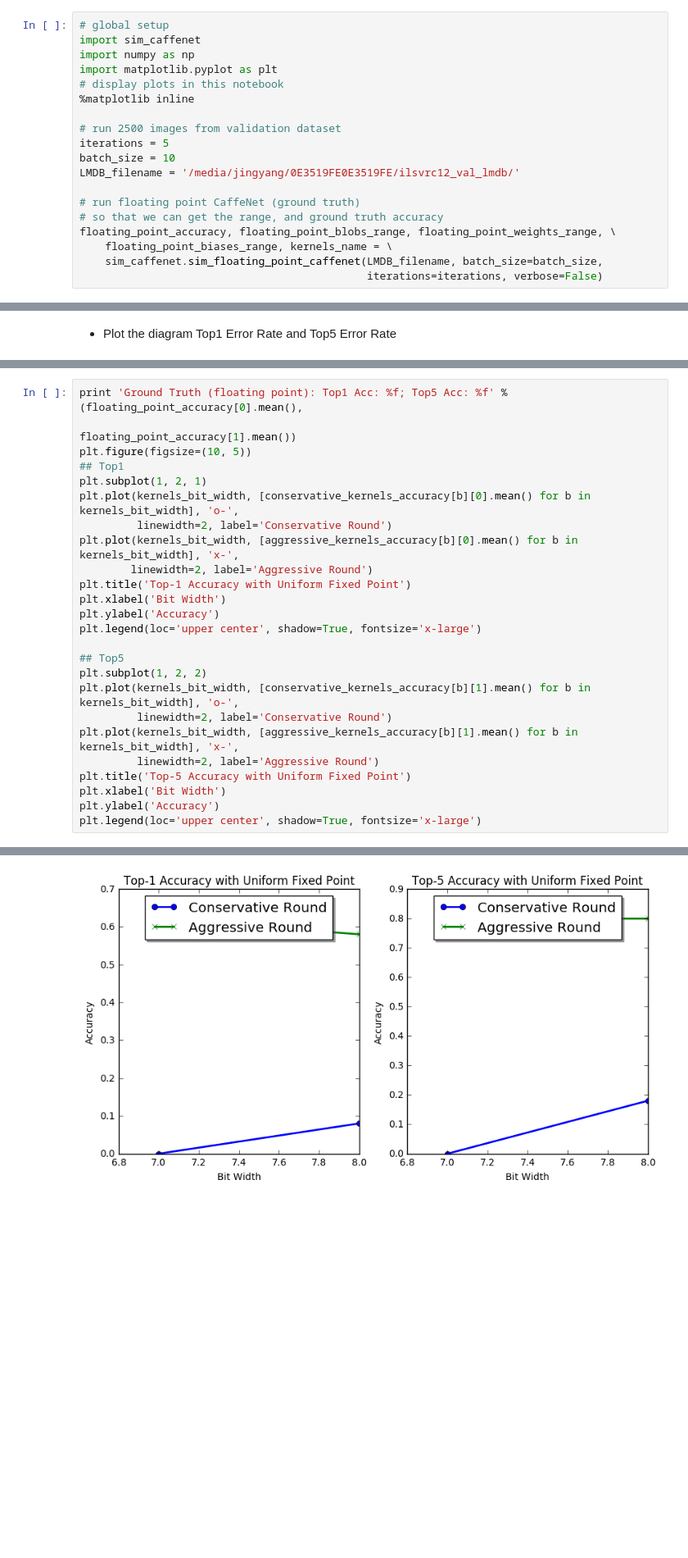
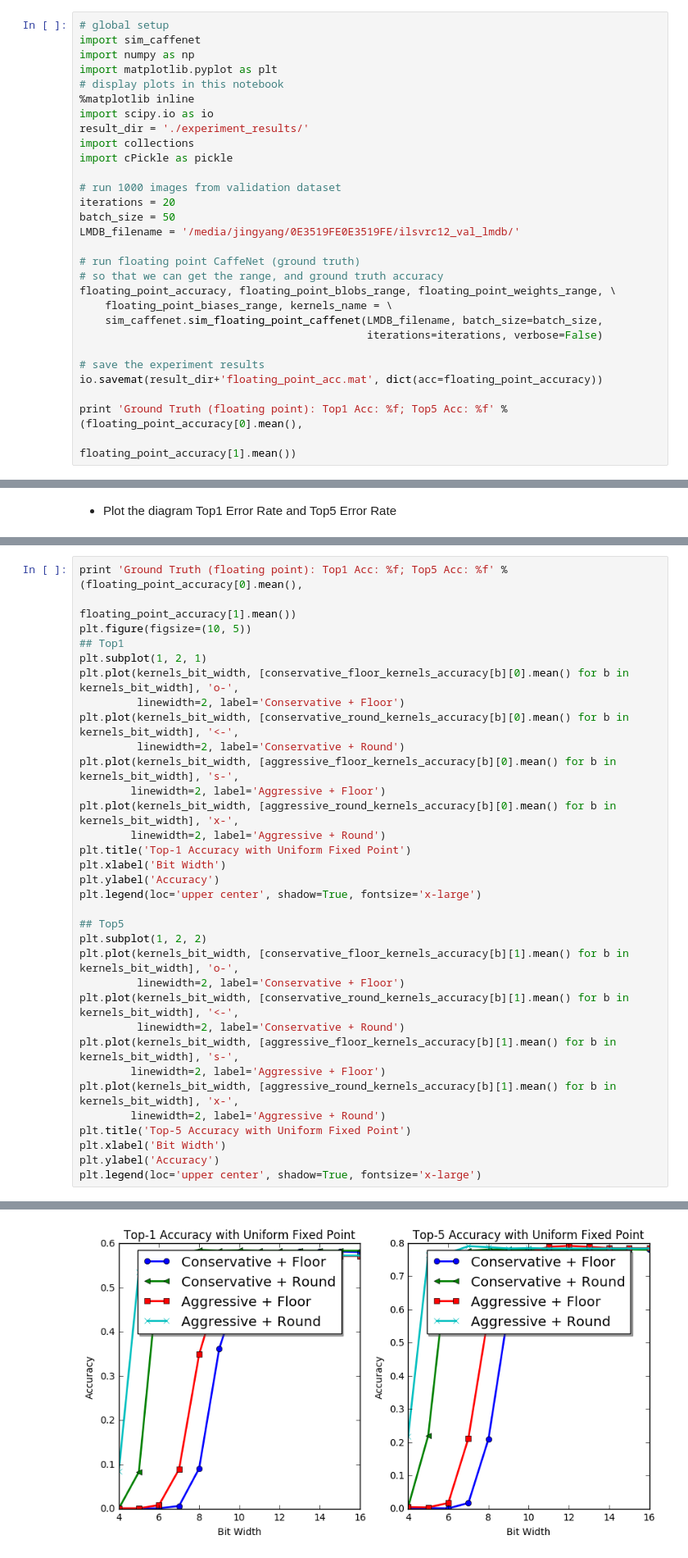
Before and after one commit to zhujingyang520/caffe-quantization, a Jupyter notebook: example/quantization_experiement.ipynb, the cells around one changed output, grey strips where cells are left out. Shown at 82% size. Cells and saved outputs as stored; diff of their text form; blank space fills up the shorter version.

```diff
--- a/example/quantization_experiement.ipynb
+++ b/example/quantization_experiement.ipynb
@@ -8,10 +8,14 @@ import numpy as np
 import matplotlib.pyplot as plt
 # display plots in this notebook
 %matplotlib inline
+import scipy.io as io
+result_dir = './experiment_results/'
+import collections
+import cPickle as pickle
 
-# run 2500 images from validation dataset
-iterations = 5
-batch_size = 10
+# run 1000 images from validation dataset
+iterations = 20
+batch_size = 50
 LMDB_filename = '/media/jingyang/0E3519FE0E3519FE/ilsvrc12_val_lmdb/'
 
 # run floating point CaffeNet (ground truth)
@@ -20,5 +24,11 @@ floating_point_accuracy, floating_point_blobs_range, floating_point_weights_rang
     floating_point_biases_range, kernels_name = \
     sim_caffenet.sim_floating_point_caffenet(LMDB_filename, batch_size=batch_size,
                                              iterations=iterations, verbose=False)
+
+# save the experiment results
+io.savemat(result_dir+'floating_point_acc.mat', dict(acc=floating_point_accuracy))
+
+print 'Ground Truth (floating point): Top1 Acc: %f; Top5 Acc: %f' % (floating_point_accuracy[0].mean(),
+                                                                    floating_point_accuracy[1].mean())
 # %% [output]
 Floating point CaffNet starts inference...
@@ -162,10 +271,14 @@ print 'Ground Truth (floating point): Top1 Acc: %f; Top5 Acc: %f' % (floating_po
 plt.figure(figsize=(10, 5))
 ## Top1
 plt.subplot(1, 2, 1)
-plt.plot(kernels_bit_width, [conservative_kernels_accuracy[b][0].mean() for b in kernels_bit_width], 'o-',
-         linewidth=2, label='Conservative Round')
-plt.plot(kernels_bit_width, [aggressive_kernels_accuracy[b][0].mean() for b in kernels_bit_width], 'x-',
-        linewidth=2, label='Aggressive Round')
+plt.plot(kernels_bit_width, [conservative_floor_kernels_accuracy[b][0].mean() for b in kernels_bit_width], 'o-',
+         linewidth=2, label='Conservative + Floor')
+plt.plot(kernels_bit_width, [conservative_round_kernels_accuracy[b][0].mean() for b in kernels_bit_width], '<-',
+         linewidth=2, label='Conservative + Round')
+plt.plot(kernels_bit_width, [aggressive_floor_kernels_accuracy[b][0].mean() for b in kernels_bit_width], 's-',
+        linewidth=2, label='Aggressive + Floor')
+plt.plot(kernels_bit_width, [aggressive_round_kernels_accuracy[b][0].mean() for b in kernels_bit_width], 'x-',
+        linewidth=2, label='Aggressive + Round')
 plt.title('Top-1 Accuracy with Uniform Fixed Point')
 plt.xlabel('Bit Width')
 plt.ylabel('Accuracy')
@@ -173,10 +286,14 @@ plt.legend(loc='upper center', shadow=True, fontsize='x-large')
 
 ## Top5
 plt.subplot(1, 2, 2)
-plt.plot(kernels_bit_width, [conservative_kernels_accuracy[b][1].mean() for b in kernels_bit_width], 'o-',
-         linewidth=2, label='Conservative Round')
-plt.plot(kernels_bit_width, [aggressive_kernels_accuracy[b][1].mean() for b in kernels_bit_width], 'x-',
-         linewidth=2, label='Aggressive Round')
+plt.plot(kernels_bit_width, [conservative_floor_kernels_accuracy[b][1].mean() for b in kernels_bit_width], 'o-',
+         linewidth=2, label='Conservative + Floor')
+plt.plot(kernels_bit_width, [conservative_round_kernels_accuracy[b][1].mean() for b in kernels_bit_width], '<-',
+         linewidth=2, label='Conservative + Round')
+plt.plot(kernels_bit_width, [aggressive_floor_kernels_accuracy[b][1].mean() for b in kernels_bit_width], 's-',
+        linewidth=2, label='Aggressive + Floor')
+plt.plot(kernels_bit_width, [aggressive_round_kernels_accuracy[b][1].mean() for b in kernels_bit_width], 'x-',
+        linewidth=2, label='Aggressive + Round')
 plt.title('Top-5 Accuracy with Uniform Fixed Point')
 plt.xlabel('Bit Width')
 plt.ylabel('Accuracy')
@@ -186,5 +303,5 @@ Ground Truth (floating point): Top1 Acc: 0.660000; Top5 Acc: 0.780000
 <matplotlib.legend.Legend at 0x...>
-[figure, old version]
+[figure, new version]
 # %% [markdown]
 ## 3. Explore the sensitivity of different layers
 In this experiement, we will change the kernel width individually. We will see how the final prediction accuracy varies.
```
Also changed, not shown: parts of 8 cells of this notebook, 1 other file.
